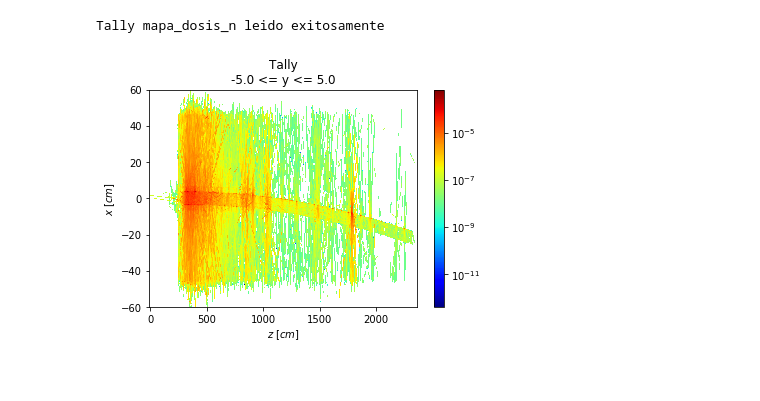
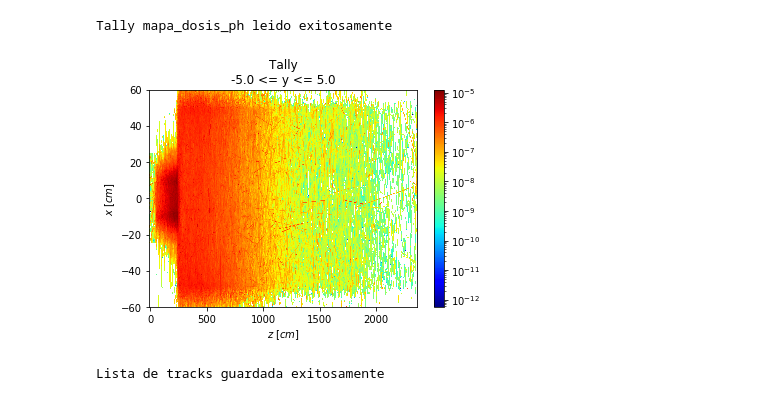
Before and after one commit to KDSource/KDSource, a Jupyter notebook: Auxiliares/tally.ipynb, the cells around one changed output. Saved outputs shown, nothing was run; the diff lists cells and outputs as text; code cells hidden in the pictures.

Commit message:
Primer testeo de muestreo de fotones de activacion

```diff
--- a/Auxiliares/tally.ipynb
+++ b/Auxiliares/tally.ipynb
@@ -14,12 +14,17 @@ np.set_printoptions(precision=3)
 
 folder = "2_bunker_n"
 filename = folder+"/2_bunker_n.out"
-tallyname = "mapa_dosis_n"
+tallyname = "mapa_dosis_ph"
 
 tally = ks.T4Tally(filename, tallyname)
 # %% [output]
-Tally mapa_dosis_n leido exitosamente
+Tally mapa_dosis_ph leido exitosamente
 # %%
-[fig, [scores,errs]] = tally.plot2D(['z', 'x'])
+[fig, [scores,errs]] = tally.plot2D(['z', 'x'], cell=None)
 # %% [output]
-[figure, old version]
+[figure, new version]
+# %%
+tracksname = folder+"/activ_fe.ssv"
+tally.save_tracks(tracksname)
+# %% [output]
+Lista de tracks guardada exitosamente
```
Also changed, not shown: parts of 2 cells of this notebook, 9 other files.
